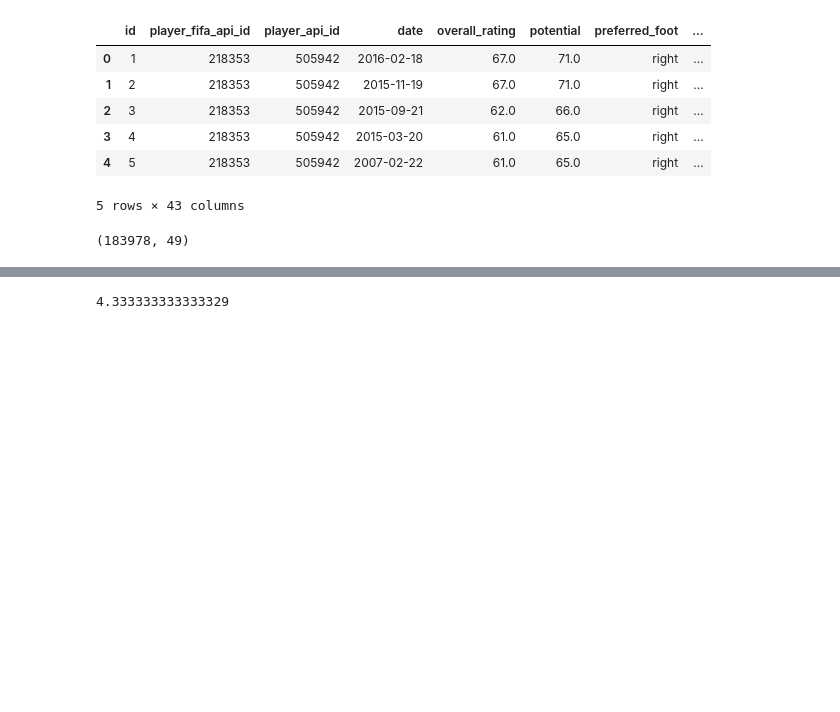
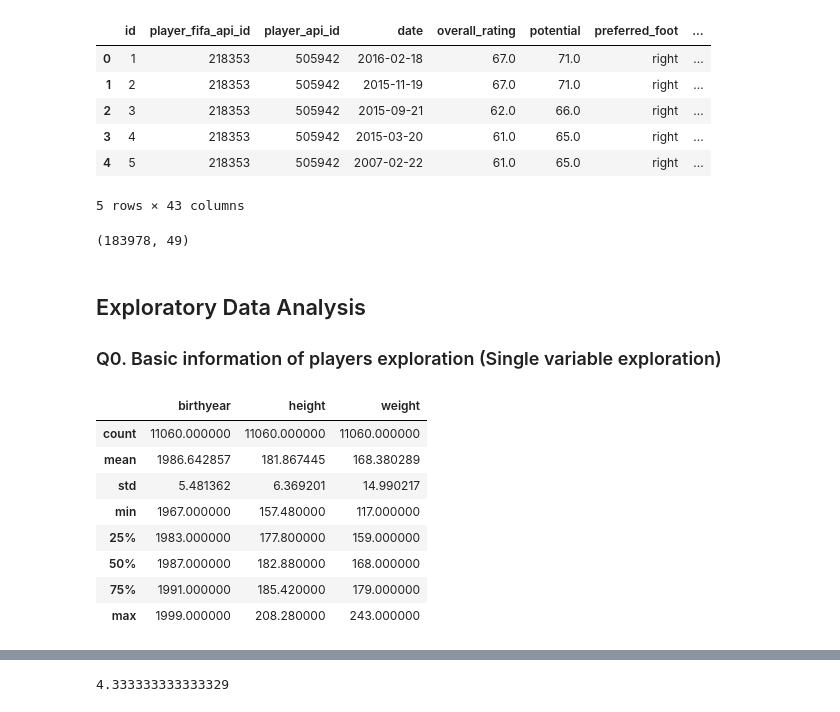
Before and after one commit to Hajeong-Noh/20180419_DataSet-Investigation, a Jupyter notebook: investigate-a-dataset-template.ipynb, the cells around one changed output, grey strips where cells are left out. Drawn from its saved outputs; the diff is of its cells as text; code cells hidden in the pictures; blank space fills up the shorter version.

```diff
--- a/investigate-a-dataset-template.ipynb
+++ b/investigate-a-dataset-template.ipynb
@@ -143,3 +144,23 @@ player_merge = player.merge(pa, left_on='player_api_id', right_on='player_api_id
 player_merge.shape
 # %% [output]
 (183978, 49)
+# %% [markdown]
+<a id='eda'></a>
+## Exploratory Data Analysis
+
+### Q0. Basic information of players exploration (Single variable exploration)
+# %%
+# Extract birth year from birthday
+player['birthyear'] = player['birthday'].apply(lambda t: t.year)
+
+player[['birthyear', 'height', 'weight']].describe()
+# %% [output]
+|  | birthyear | height | weight |
+| count | 11060.000000 | 11060.000000 | 11060.000000 |
+| mean | 1986.642857 | 181.867445 | 168.380289 |
+| std | 5.481362 | 6.369201 | 14.990217 |
+| min | 1967.000000 | 157.480000 | 117.000000 |
+| 25% | 1983.000000 | 177.800000 | 159.000000 |
+| 50% | 1987.000000 | 182.880000 | 168.000000 |
+| 75% | 1991.000000 | 185.420000 | 179.000000 |
+| max | 1999.000000 | 208.280000 | 243.000000 |
```
Also changed, not shown: parts of 7 cells of this notebook, 5 other files.
